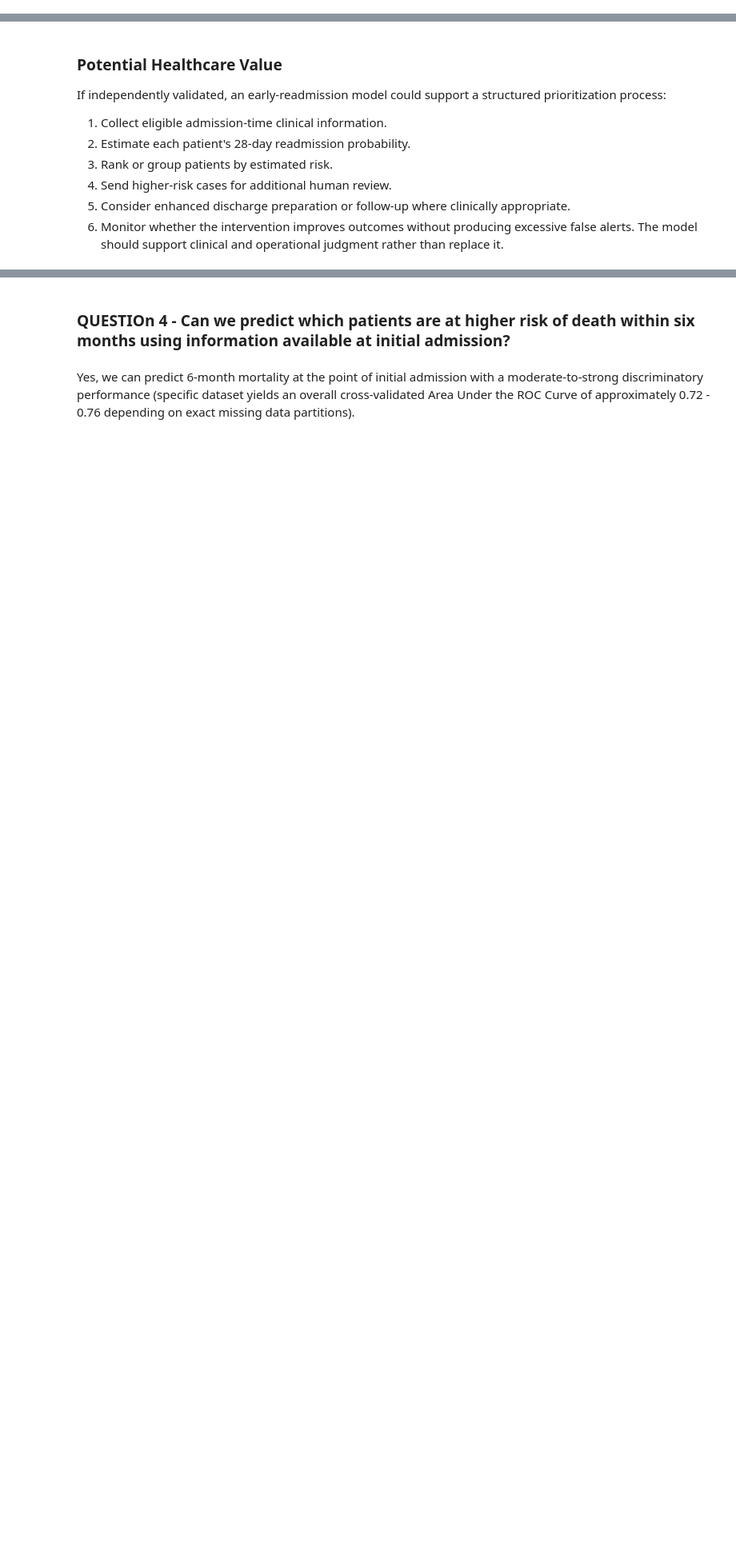
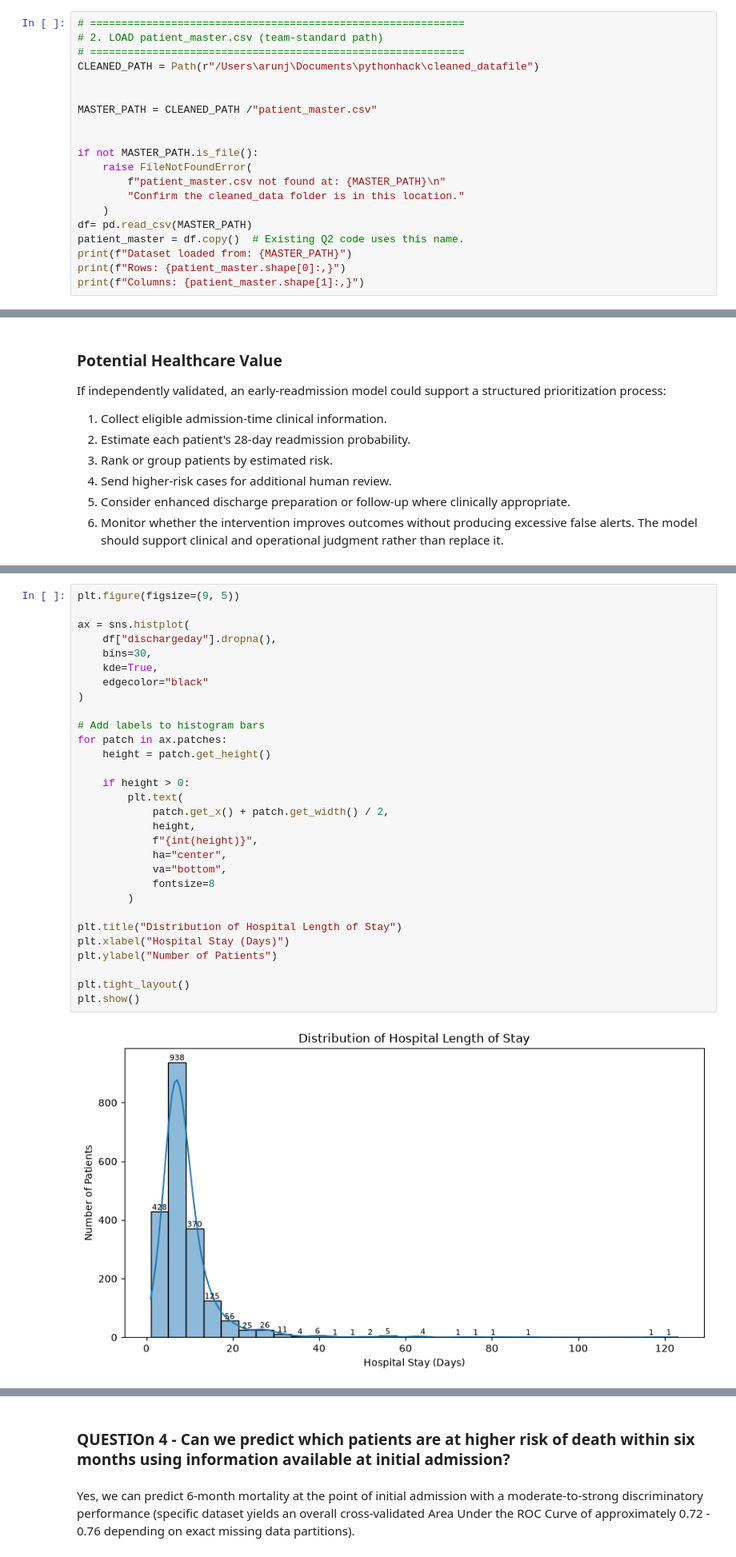
Before and after one commit to shraddhaparakh/Team11_PyInsights_Python-Hackathon-_SEP2026, a Jupyter notebook: Team11_PyInsights_04_Predictive Analysis .ipynb, the cells around one changed output, grey strips where cells are left out. Shown at 80% size. Drawn from its saved outputs; the diff is of its cells as text; blank space fills up the shorter version.

```diff
--- a/Team11_PyInsights_04_Predictive Analysis .ipynb
+++ b/Team11_PyInsights_04_Predictive Analysis .ipynb
@@ -151,0 +133,20 @@ print(f"Columns: {patient_master.shape[1]:,}")
+# %%
+# ============================================================
+# 2. LOAD patient_master.csv (team-standard path)
+# ============================================================
+CLEANED_PATH = Path(r"/Users\arunj\Documents\pythonhack\cleaned_datafile")
+
+
+MASTER_PATH = CLEANED_PATH /"patient_master.csv"
+
+
+if not MASTER_PATH.is_file():
+    raise FileNotFoundError(
+        f"patient_master.csv not found at: {MASTER_PATH}\n"
+        "Confirm the cleaned_data folder is in this location."
+    )
+df= pd.read_csv(MASTER_PATH)
+patient_master = df.copy()  # Existing Q2 code uses this name.
+print(f"Dataset loaded from: {MASTER_PATH}")
+print(f"Rows: {patient_master.shape[0]:,}")
+print(f"Columns: {patient_master.shape[1]:,}")
@@ -1194,0 +1273,32 @@ The model should support clinical and operational judgment rather than replace i
+# %%
+plt.figure(figsize=(9, 5))
+
+ax = sns.histplot(
+    df["dischargeday"].dropna(),
+    bins=30,
+    kde=True,
+    edgecolor="black"
+)
+
+# Add labels to histogram bars
+for patch in ax.patches:
+    height = patch.get_height()
+
+    if height > 0:
+        plt.text(
+            patch.get_x() + patch.get_width() / 2,
+            height,
+            f"{int(height)}",
+            ha="center",
+            va="bottom",
+            fontsize=8
+        )
+
+plt.title("Distribution of Hospital Length of Stay")
+plt.xlabel("Hospital Stay (Days)")
+plt.ylabel("Number of Patients")
+
+plt.tight_layout()
+plt.show()
+# %% [output]
+[figure, added]
```
Also changed, not shown: parts of 104 cells of this notebook.
